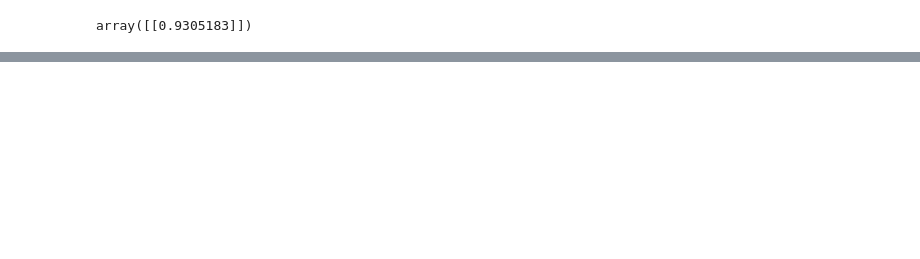
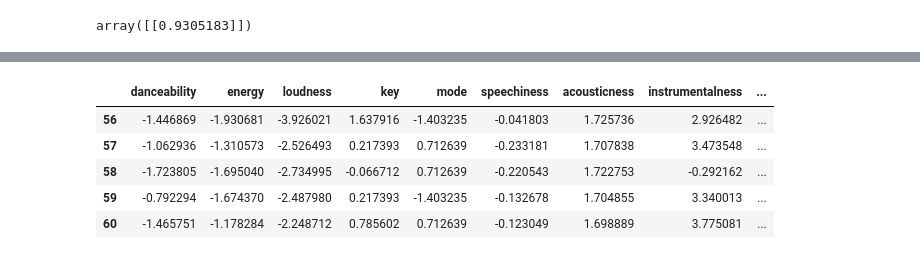
Before and after one commit to reedmartinson0405/Music-Rec-System, a Jupyter notebook: notebooks/Cosine Similarity Algorithm.ipynb, the cells around one changed output, grey strips where cells are left out. Saved outputs shown, nothing was run; the diff lists cells and outputs as text; code cells hidden in the pictures; blank space fills up the shorter version.

```diff
--- a/notebooks/Cosine Similarity Algorithm.ipynb
+++ b/notebooks/Cosine Similarity Algorithm.ipynb
@@ -161,0 +321,9 @@ array([[0.9305183]])
+# %%
+df_mark.head()[num_cols]
+# %% [output]
+|  | danceability | energy | loudness | key | mode | speechiness | acousticness | instrumentalness | ... |
+| 56 | -1.446869 | -1.930681 | -3.926021 | 1.637916 | -1.403235 | -0.041803 | 1.725736 | 2.926482 | ... |
+| 57 | -1.062936 | -1.310573 | -2.526493 | 0.217393 | 0.712639 | -0.233181 | 1.707838 | 3.473548 | ... |
+| 58 | -1.723805 | -1.695040 | -2.734995 | -0.066712 | 0.712639 | -0.220543 | 1.722753 | -0.292162 | ... |
+| 59 | -0.792294 | -1.674370 | -2.487980 | 0.217393 | -1.403235 | -0.132678 | 1.704855 | 3.340013 | ... |
+| 60 | -1.465751 | -1.178284 | -2.248712 | 0.785602 | 0.712639 | -0.123049 | 1.698889 | 3.775081 | ... |
```
Also changed, not shown: parts of 30 cells of this notebook, 1 other file.
